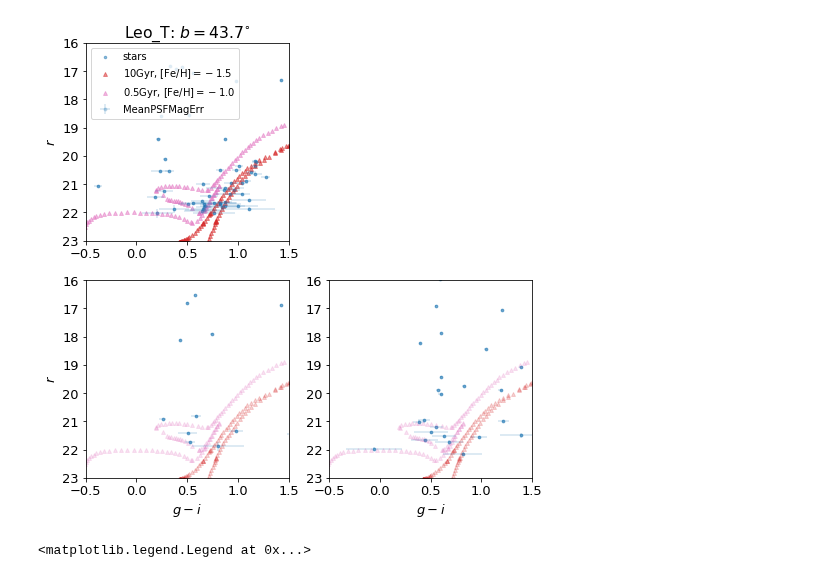
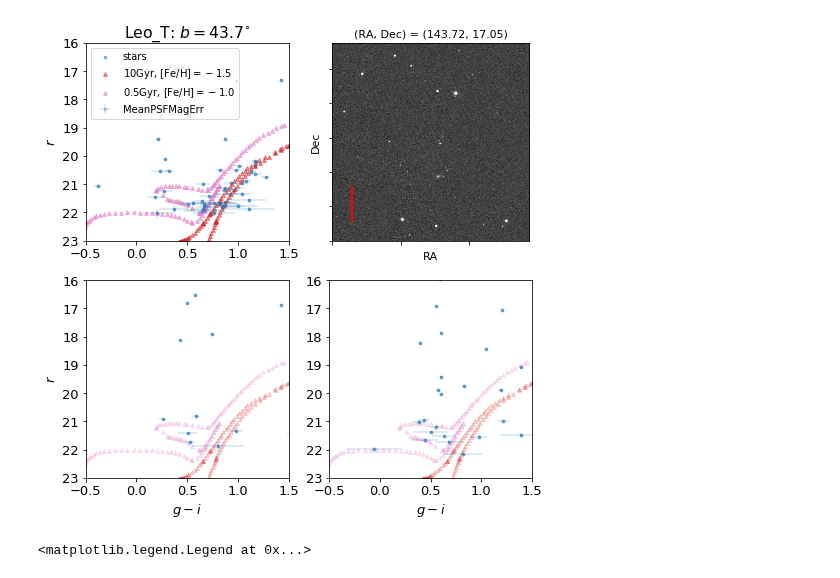
Before and after one commit to ddefelip/galfahi, a Jupyter notebook: isochrone_fitting.ipynb, the cells around one changed output. Cells and saved outputs as stored; diff of their text form; code cells hidden in the pictures.

Commit message:
added image to CMD plot

```diff
--- a/isochrone_fitting.ipynb
+++ b/isochrone_fitting.ipynb
@@ -100,6 +100,10 @@ names_ned = ['Leo+T']
 url_templ = 'http://gsss.stsci.edu/webservices/vo/CatalogSearch.aspx?'+\
             'CAT=PS1V3OBJECTS&RA={ra}&DEC={dec}&SR={rad}'
 ned_template = 'https://ned.ipac.caltech.edu/cgi-bin/nDistance?name={name}'
+img_name_template = 'http://ps1images.stsci.edu/cgi-bin/ps1filenames.py?'+\
+                    'ra={ra}&dec={dec}&filters={filters}'
+img_download_template = 'http://ps1images.stsci.edu/cgi-bin/fitscut.cgi?'+\
+                        'format=fits&size={size}&red={name}&ra={ra}&dec={dec}'
 
 def get_votable(ra=0,dec=0,radius=5/60,name=''):
     # ra, dec, radius must be in degrees
@@ -129,6 +133,18 @@ def get_field_coords(ra=0,dec=0,numoff=6,spacing=10/60,name=''):
                       unit=u.deg,frame='icrs')
     return radecs, b
 
+
+def get_image_cutout(ra=0,dec=0,filters='g',size=1440):
+    # "size" should be twice the search radius (1440 pixels = 6 arcmin)
+    img_name = img_name_template.format(ra=ra,dec=dec,filters=filters)
+    img_params = Table.read(data.download_file(img_name),
+                            format='ascii')
+    img_download = img_download_template.format(size=size,name=img_params['filename'][0],
+                                                ra=ra,dec=dec)
+    img_fits = data.download_file(img_download)
+
+    return img_fits
+
 def get_extinctions(ra=0,dec=0):
     coord = SkyCoord(ra=ra,dec=dec,unit=u.deg,frame='icrs')
     tab = IrsaDust.get_extinction_table(coord)
@@ -235,14 +251,30 @@ for i in range(len(names)):
 
     # array for best fit function of distance
     closestars = np.zeros((len(coords),distance.size))
+
+    imagefits = get_image_cutout(ra=coords[0].ra.deg,dec=coords[0].dec.deg)
+    image = fits.open(imagefits)
+    wcs = WCS(image[0].header)
+
     f = pl.figure(figsize=(8,8))
     #f, ((ax1, ax2), (ax3, ax4)) = pl.subplots(2,2,sharex='col',sharey='row')
     #f.subplots_adjust(hspace=0)
     ax1 = f.add_subplot(221)
     ax2 = f.add_subplot(222)
-    ax2.axis('off')
+    #ax2.axis('off')
     ax3 = f.add_subplot(223)
     ax4 = f.add_subplot(224)
+
+    im2 = ax2.imshow(image[0].data,origin='lower',cmap=mpl.cm.gray,
+                     interpolation='none',vmax=0.01*np.max(image[0].data))
+    ax2.set_xlabel('RA',fontsize=11)
+    ax2.set_ylabel('Dec',fontsize=11)
+    ax2.set_xticklabels([])
+    ax2.set_yticklabels([])
+    ax2.set_title('(RA, Dec) = ('+str(np.round(coords[0].ra.deg,2))+', '+str(np.round(coords[0].dec.deg,2))+')',fontsize=11)
+    ax2.axvline(x=np.float(coords[0].ra.deg)-2.5/60,ymin=0.1,ymax=0.1+1/6,linewidth=2,color='red')
+    #f.colorbar(im2,ax=ax2)
+
     for j in range(len(coords)):
         # get votable for desired coordinate
         tab = get_votable(ra=coords[j].ra.deg,dec=coords[j].dec.deg,radius=search_rad)
@@ -309,12 +341,12 @@ for i in range(len(names)):
                         Nstarlist[k].append(numclosestars)
                         maxclosestars[k][l] = np.max(numclosestars)
                 bestisoc_ind = np.where(maxclosestars == np.max(maxclosestars))
-                bestisoc_old = load_isochrone(name=old_isochrones[bestisoc_ind[0]],
+                bestisoc_old = load_isochrone(name=old_isochrones[bestisoc_ind[0][0]],
                                               stages=stages)
-                bestisoc_young = load_isochrone(name=young_isochrones[bestisoc_ind[1]],
+                bestisoc_young = load_isochrone(name=young_isochrones[bestisoc_ind[1][0]],
                                                 stages=stages)
                 # store best fit
-                closestars[j] = Nstarlist[bestisoc_ind[0]][bestisoc_ind[1]]
+                closestars[j] = Nstarlist[bestisoc_ind[0][0]][bestisoc_ind[1][0]]
 
             # find distance of object based on best fit
             bestdist = distance[closestars[j]==np.max(closestars[j])][0]
@@ -343,11 +375,11 @@ for i in range(len(names)):
             elif num_stellar_pops == 2:
                 ax1.scatter(bestisoc_old[col[0]]-bestisoc_old[col[1]],
                            bestisoc_old[mag]+5*np.log10(bestdist/10),
-                           s=15,alpha=0.5,label=old_isocnames[bestisoc_ind[0]],
+                           s=15,alpha=0.5,label=old_isocnames[bestisoc_ind[0][0]],
                            marker='^',color='C'+str(bestisoc_ind[0][0]+1))
                 ax1.scatter(bestisoc_young[col[0]]-bestisoc_young[col[1]],
                            bestisoc_young[mag]+5*np.log10(bestdist/10),
-                           s=15,alpha=0.5,label=young_isocnames[bestisoc_ind[1]],
+                           s=15,alpha=0.5,label=young_isocnames[bestisoc_ind[1][0]],
                            marker='^',color='C'+str(bestisoc_ind[1][0]+1))
             ax1.legend(loc='upper left',fontsize=10)
             ax1.set_title(names[i]+r': $b=$'+str(np.round(gal_lat.deg,1))+r'$^{\circ}$')
@@ -390,11 +422,11 @@ for i in range(len(names)):
                 elif num_stellar_pops == 2:
                     ax3.scatter(bestisoc_old[col[0]]-bestisoc_old[col[1]],
                                bestisoc_old[mag]+5*np.log10(bestdist/10),
-                               s=15,alpha=0.2,label=old_isocnames[bestisoc_ind[0]],
+                               s=15,alpha=0.2,label=old_isocnames[bestisoc_ind[0][0]],
                                marker='^',color='C'+str(bestisoc_ind[0][0]+1))
                     ax3.scatter(bestisoc_young[col[0]]-bestisoc_young[col[1]],
                                bestisoc_young[mag]+5*np.log10(bestdist/10),
-                               s=15,alpha=0.2,label=young_isocnames[bestisoc_ind[1]],
+                               s=15,alpha=0.2,label=young_isocnames[bestisoc_ind[1][0]],
                                marker='^',color='C'+str(bestisoc_ind[1][0]+1))
                 #pl.legend(loc='upper left',fontsize=12)
                 #pl.savefig(path+names[i]+'_CMD_control'+str(controls)+'.pdf')
@@ -424,18 +456,18 @@ for i in range(len(names)):
                 elif num_stellar_pops == 2:
                     ax4.scatter(bestisoc_old[col[0]]-bestisoc_old[col[1]],
                                bestisoc_old[mag]+5*np.log10(bestdist/10),
-                               s=15,alpha=0.2,label=old_isocnames[bestisoc_ind[0]],
+                               s=15,alpha=0.2,label=old_isocnames[bestisoc_ind[0][0]],
                                marker='^',color='C'+str(bestisoc_ind[0][0]+1))
                     ax4.scatter(bestisoc_young[col[0]]-bestisoc_young[col[1]],
                                bestisoc_young[mag]+5*np.log10(bestdist/10),
-                               s=15,alpha=0.2,label=young_isocnames[bestisoc_ind[1]],
+                               s=15,alpha=0.2,label=young_isocnames[bestisoc_ind[1][0]],
                                marker='^',color='C'+str(bestisoc_ind[1][0]+1))
                 #pl.legend(loc='upper left',fontsize=12)
                 #pl.savefig(path+names[i]+'_CMD_control'+str(controls)+'.pdf')
                 #pl.close(f1)
                 controls += 1
 
-    pl.savefig(path+names[i]+'_CMDplot.pdf')
+    pl.savefig(path+names[i]+'_CMD.pdf')
     # plot fit results
     f2 = pl.figure()
     pl.plot(distance/1000,closestars[0],label='Source')
@@ -445,9 +477,10 @@ for i in range(len(names)):
                     alpha=0.5,label=str(num_off_fields)+' off-fields')
     pl.xlabel('Distance [kpc]')
     pl.ylabel('"Quality" of fit')
-    pl.axvline(x=bestdist/1000,linestyle='dotted',color='black',label='')
+    pl.axvline(x=bestdist/1000,linestyle='dotted',color='black',
+               label=str(np.int(bestdist/1000))+' kpc')
     if ned_tab != []:
-        pl.axvline(x=ned_dist,linestyle='dotted',color='red',label='')
+        pl.axvline(x=ned_dist,linestyle='dotted',color='red',label=str(ned_dist)+' kpc (NED)')
     pl.title(names[i])
     pl.legend()
     pl.gcf().subplots_adjust(left=0.15,bottom=0.15)
@@ -491,4 +522,4 @@ Downloading http://gsss.stsci.edu/webservices/vo/CatalogSearch.aspx?CAT=PS1V3OBJ
-[figure, old version]
+[figure, new version]
 # %%
 # it's really difficult to pick out galaxies even with trying many isochrones.
 # seems like to do a bunch at once I need to vary search radius,
```
Also changed, not shown: parts of 3 cells of this notebook, 2 other files.
